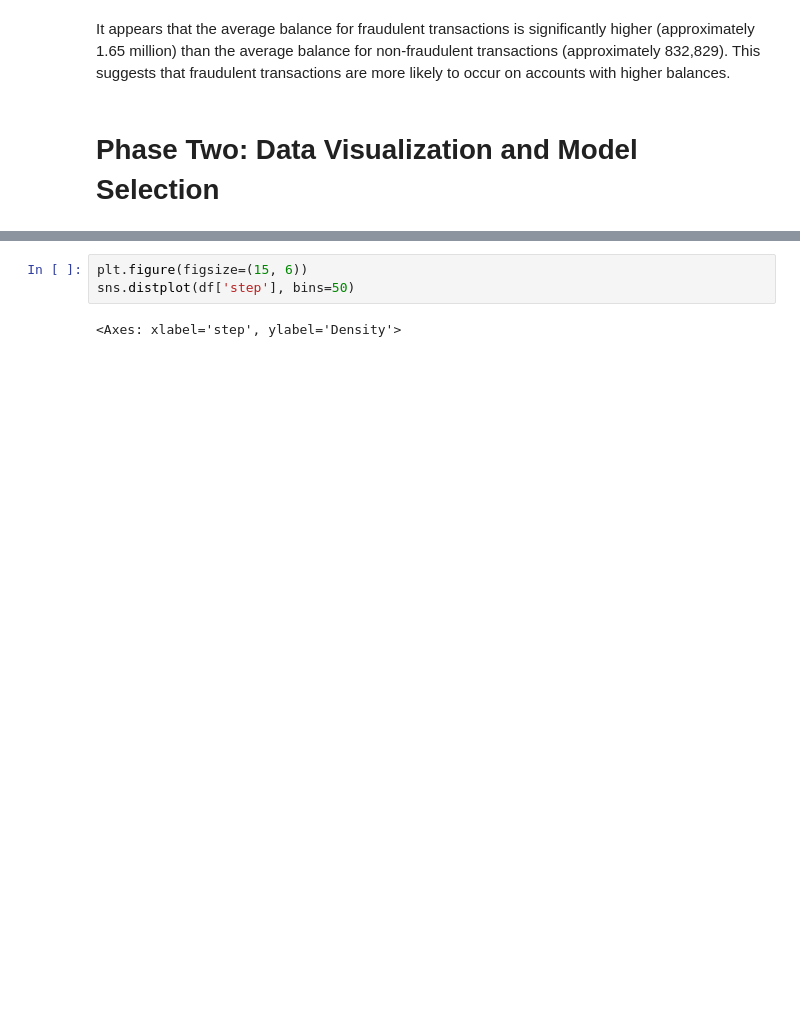
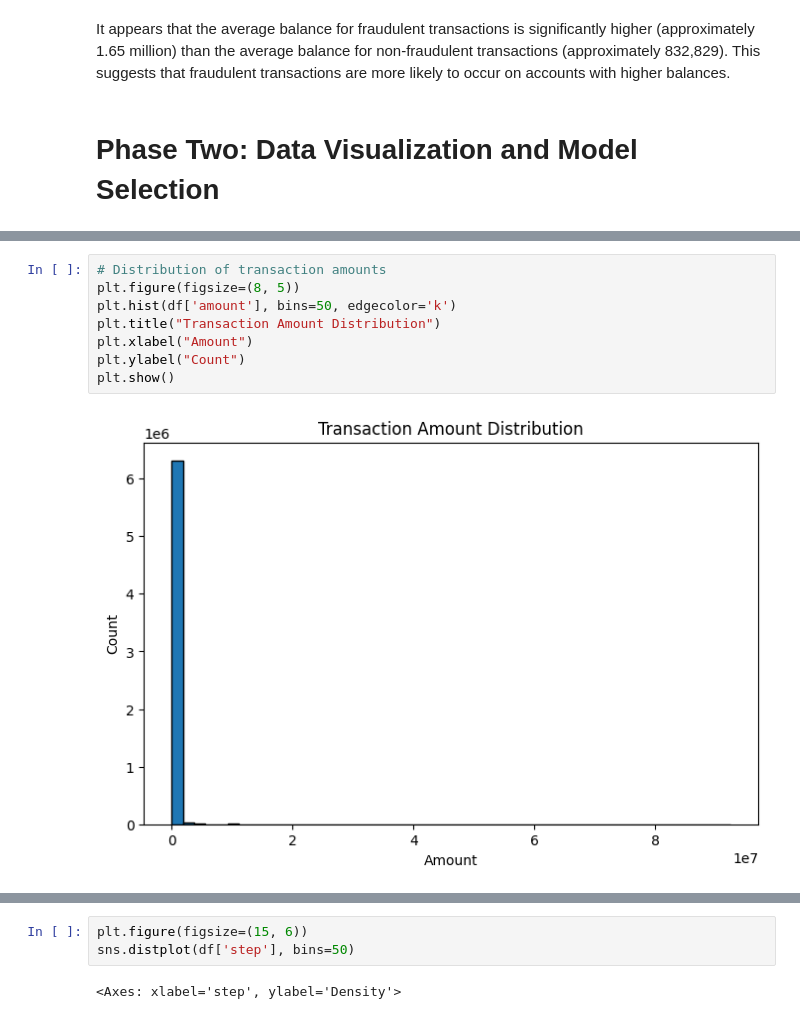
Before and after one commit to Teelash-K/Fraud_Detection, a Jupyter notebook: OnlinePayment_FraudDetection.ipynb, the cells around one changed output, grey strips where cells are left out. Drawn from its saved outputs; the diff is of its cells as text; blank space fills up the shorter version.

```diff
--- a/OnlinePayment_FraudDetection.ipynb
+++ b/OnlinePayment_FraudDetection.ipynb
@@ -245,0 +272,10 @@ Average balance for non-fraudulent transactions: 832828.7117272632
+# %%
+# Distribution of transaction amounts
+plt.figure(figsize=(8, 5))
+plt.hist(df['amount'], bins=50, edgecolor='k')
+plt.title("Transaction Amount Distribution")
+plt.xlabel("Amount")
+plt.ylabel("Count")
+plt.show()
+# %% [output]
+[figure, added]
```
Also changed, not shown: parts of 37 cells of this notebook, 1 other file.
